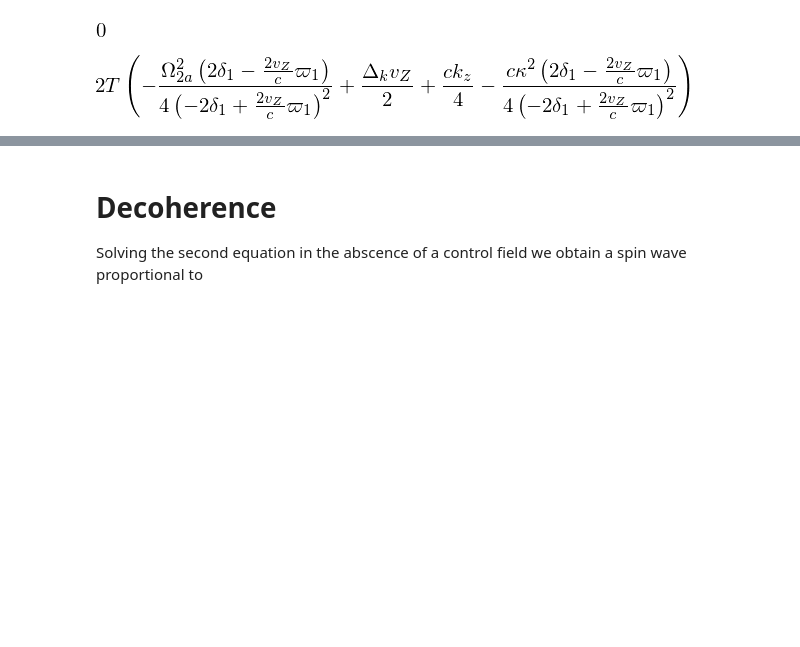
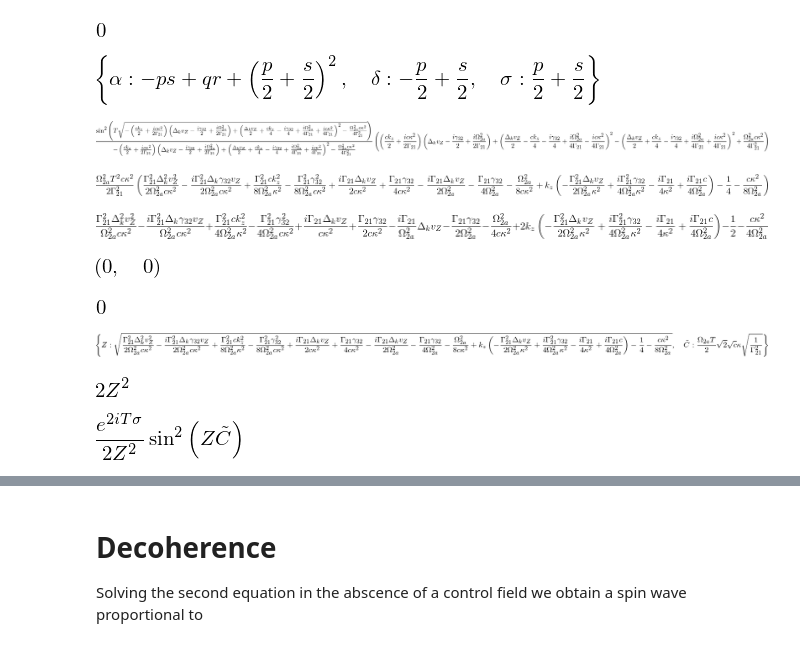
Before and after one commit to oscarlazoarjona/quantum_memories, a Jupyter notebook: examples/orca/Orca memory equations.ipynb, the cells around one changed output, grey strips where cells are left out. Cells and saved outputs as stored; diff of their text form; code cells hidden in the pictures; blank space fills up the shorter version.

```diff
--- a/examples/orca/Orca memory equations.ipynb
+++ b/examples/orca/Orca memory equations.ipynb
@@ -989,7 +989,12 @@ Unsurprisingly, decoherence goes to zero if the the decay frequencies are zero.
 re(sigma_phase).subs({gamma[1, 0]: 0, gamma[2, 1]: 0})
 # %% [output]
 [figure]
-# %%
-im(sigma_phase).subs({gamma[1, 0]: 0, gamma[2, 1]: 0})
-# %% [output]
-[figure, removed]
+# %%
+ss_amazing1
+# %% [output]
+[figure, added]
+# %%
+F_aux = Fk.subs(sigma, 0).subs(ss_amazing1).subs(ss_M_inv)#.factor()
+F_aux
+# %% [output]
+[figure, added]
@@ -995,0 +1014,59 @@ im(sigma_phase).subs({gamma[1, 0]: 0, gamma[2, 1]: 0})
+# %%
+arg1 = F_aux.args[1].args[0].args[0]**2
+fact1 = T**2*c/Gamma21**2*(kappa*Omega2a)**2*(sqrt(8)/4)**2
+#fact1 = T**2/16/Gamma21**2
+
+arg1_ = arg1/fact1
+arg1_ = arg1_.factor().expand()
+coefs1 = coeffs(arg1_, kz, 2)
+arg1_=sum([coefs1[i]*kz**i for i in reversed(range(3))])
+arg1_ = arg1_*fact1
+arg1_
+# %% [output]
+[figure, added]
+# %%
+arg2 = 1/(F_aux.args[0]*F_aux.args[2])
+#fact2 = kappa**2*Omega2a**2/Gamma21**4/64/8* (8*c*kappa*Omega2a)**2
+fact2 = 2
+#fact2 = c*kappa**2*Omega2a**2/(64*Gamma21**4)
+
+arg2_ = arg2/fact2
+arg2_ = arg2_.factor().expand()
+
+coefs2 = coeffs(arg2_, kz, 2)
+arg2_=sum([coefs2[i]*kz**i for i in reversed(range(3))])
+arg2_ = arg2_*fact2
+
+arg2_
+# %% [output]
+[figure, added]
+# %%
+(arg1-arg1_).expand(), (arg2-arg2_).expand()
+# %% [output]
+[figure, added]
+# %%
+arg1 = arg1_
+arg2 = arg2_
+(arg1/fact1- arg2/fact2).expand()
+# %% [output]
+[figure, added]
+# %%
+Ctilde, Z = symbols(r"\tilde{C}, Z")
+
+ss_guillaume = {sqrt(arg1/fact1): Z, sqrt(fact1): Ctilde}
+ss_guillaume_inv = {Z: sqrt(arg1/fact1), Ctilde: sqrt(fact1)}
+ss_guillaume_inv
+# %% [output]
+[figure, added]
+# %%
+den = arg2*(Z/ss_guillaume_inv[Z])**2
+den = den.factor()
+#den = den*(Ctilde/ss_guillaume_inv[Ctilde])**2
+den
+# %% [output]
+[figure, added]
+# %%
+F_guillaume = sin(Ctilde*Z)**2/den*exp(2*I*T*sigma)
+F_guillaume
+# %% [output]
+[figure, added]
```
Also changed, not shown: parts of 20 cells of this notebook, 1 other file.
